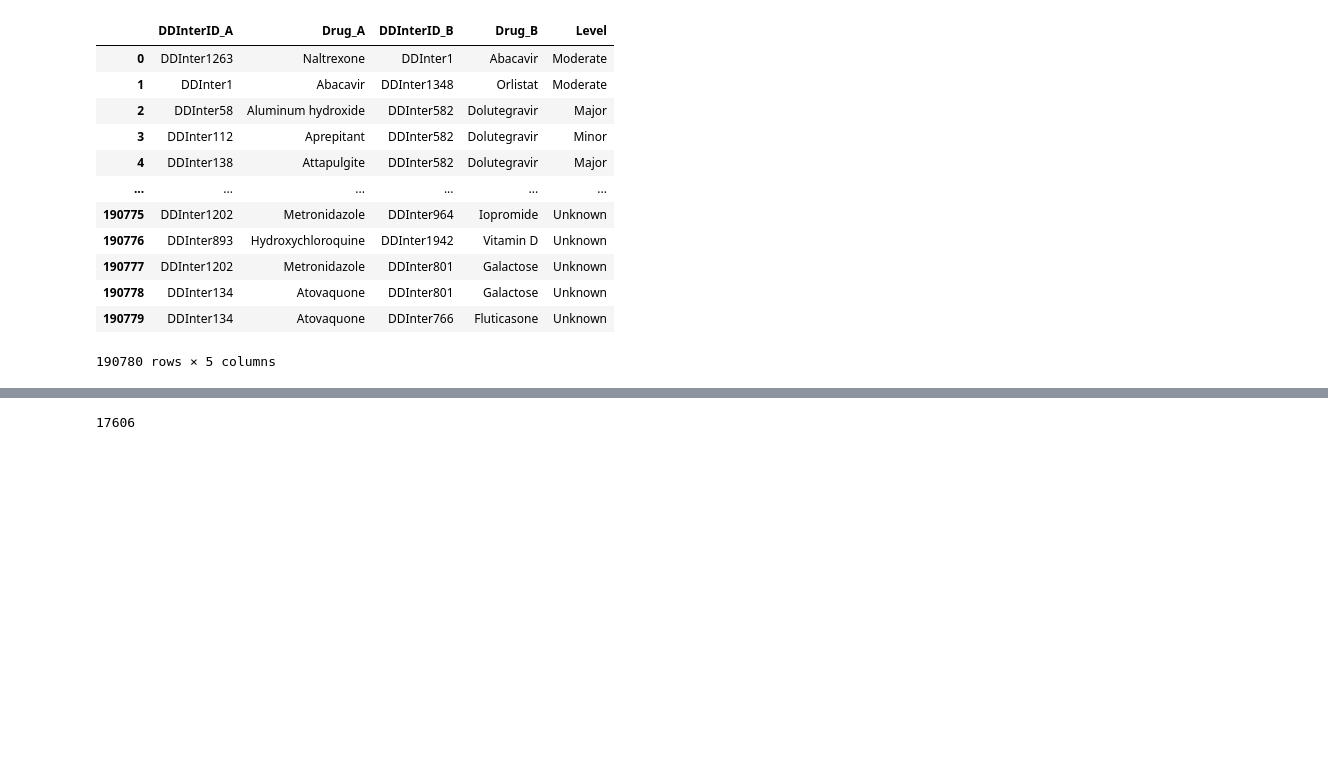
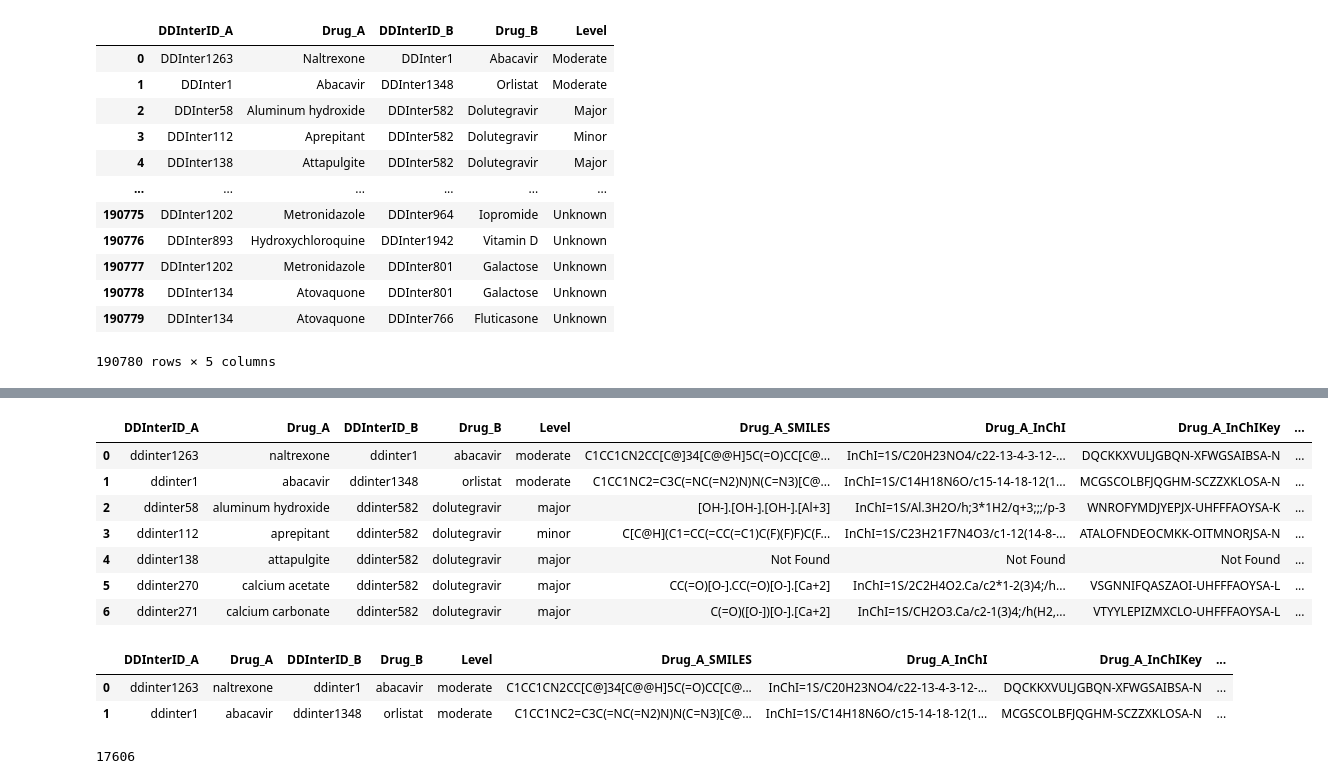
Before and after one commit to raynasser/MediSure, a Jupyter notebook: notebooks/ra | eda copy.ipynb, the cells around one changed output, grey strips where cells are left out. Cells and saved outputs as stored; diff of their text form; code cells hidden in the pictures; blank space fills up the shorter version.

```diff
--- a/notebooks/ra | eda copy.ipynb
+++ b/notebooks/ra | eda copy.ipynb
@@ -1127,3 +1127,10 @@ all_ddi
 | 190778 | DDInter134 | Atovaquone | DDInter801 | Galactose | Unknown |
 | 190779 | DDInter134 | Atovaquone | DDInter766 | Fluticasone | Unknown |
 190780 rows × 5 columns
+# %%
+all_ddi.drop_duplicates(inplace=True)
+
+all_ddi = all_ddi.applymap(lower)
+# %%
+all_ddi50 = all_ddi.head(7)
+all_ddi50
@@ -1129,0 +1146,4 @@ all_ddi
+# %%
+print("Start fetching chemical identifiers...")
+all_ddi50[['Drug_A_SMILES', 'Drug_A_InChI', 'Drug_A_InChIKey']] = all_ddi50['Drug_A'].apply(lambda x: pd.Series(fetch_chemical_info(x)))
+all_ddi50[['Drug_B_SMILES', 'Drug_B_InChI', 'Drug_B_InChIKey']] = all_ddi50['Drug_B'].apply(lambda x: pd.Series(fetch_chemical_info(x)))
@@ -1130,3 +1169,22 @@ all_ddi
+# %%
+all_ddi50
+# %% [output]
+|  | DDInterID_A | Drug_A | DDInterID_B | Drug_B | Level | Drug_A_SMILES | Drug_A_InChI | Drug_A_InChIKey | ... |
+| 0 | ddinter1263 | naltrexone | ddinter1 | abacavir | moderate | C1CC1CN2CC[C@]34[C@@H]5C(=O)CC[C@... | InChI=1S/C20H23NO4/c22-13-4-3-12-... | DQCKKXVULJGBQN-XFWGSAIBSA-N | ... |
+| 1 | ddinter1 | abacavir | ddinter1348 | orlistat | moderate | C1CC1NC2=C3C(=NC(=N2)N)N(C=N3)[C@... | InChI=1S/C14H18N6O/c15-14-18-12(1... | MCGSCOLBFJQGHM-SCZZXKLOSA-N | ... |
+| 2 | ddinter58 | aluminum hydroxide | ddinter582 | dolutegravir | major | [OH-].[OH-].[OH-].[Al+3] | InChI=1S/Al.3H2O/h;3*1H2/q+3;;;/p-3 | WNROFYMDJYEPJX-UHFFFAOYSA-K | ... |
+| 3 | ddinter112 | aprepitant | ddinter582 | dolutegravir | minor | C[C@H](C1=CC(=CC(=C1)C(F)(F)F)C(F... | InChI=1S/C23H21F7N4O3/c1-12(14-8-... | ATALOFNDEOCMKK-OITMNORJSA-N | ... |
+| 4 | ddinter138 | attapulgite | ddinter582 | dolutegravir | major | Not Found | Not Found | Not Found | ... |
+| 5 | ddinter270 | calcium acetate | ddinter582 | dolutegravir | major | CC(=O)[O-].CC(=O)[O-].[Ca+2] | InChI=1S/2C2H4O2.Ca/c2*1-2(3)4;/h... | VSGNNIFQASZAOI-UHFFFAOYSA-L | ... |
+| 6 | ddinter271 | calcium carbonate | ddinter582 | dolutegravir | major | C(=O)([O-])[O-].[Ca+2] | InChI=1S/CH2O3.Ca/c2-1(3)4;/h(H2,... | VTYYLEPIZMXCLO-UHFFFAOYSA-L | ... |
+# %%
+all_ddi50.Drug_B_SMILES.nunique()
+
+all_ddi50[(all_ddi50['Drug_A'] == 'abacavir') | (all_ddi50['Drug_B'] == 'abacavir')]
+# %% [output]
+|  | DDInterID_A | Drug_A | DDInterID_B | Drug_B | Level | Drug_A_SMILES | Drug_A_InChI | Drug_A_InChIKey | ... |
+| 0 | ddinter1263 | naltrexone | ddinter1 | abacavir | moderate | C1CC1CN2CC[C@]34[C@@H]5C(=O)CC[C@... | InChI=1S/C20H23NO4/c22-13-4-3-12-... | DQCKKXVULJGBQN-XFWGSAIBSA-N | ... |
+| 1 | ddinter1 | abacavir | ddinter1348 | orlistat | moderate | C1CC1NC2=C3C(=NC(=N2)N)N(C=N3)[C@... | InChI=1S/C14H18N6O/c15-14-18-12(1... | MCGSCOLBFJQGHM-SCZZXKLOSA-N | ... |
 # %%
 uniq_drugs = pd.read_csv('/Users/raynasser/code/raynasser/MediSure/data/raw_data/FooDru/unique_drugs.csv')
 uniq_drugs.drop(columns=['Unnamed: 0', 'ID'], inplace=True)
```
Also changed, not shown: parts of 2 cells of this notebook, 2 other files.
